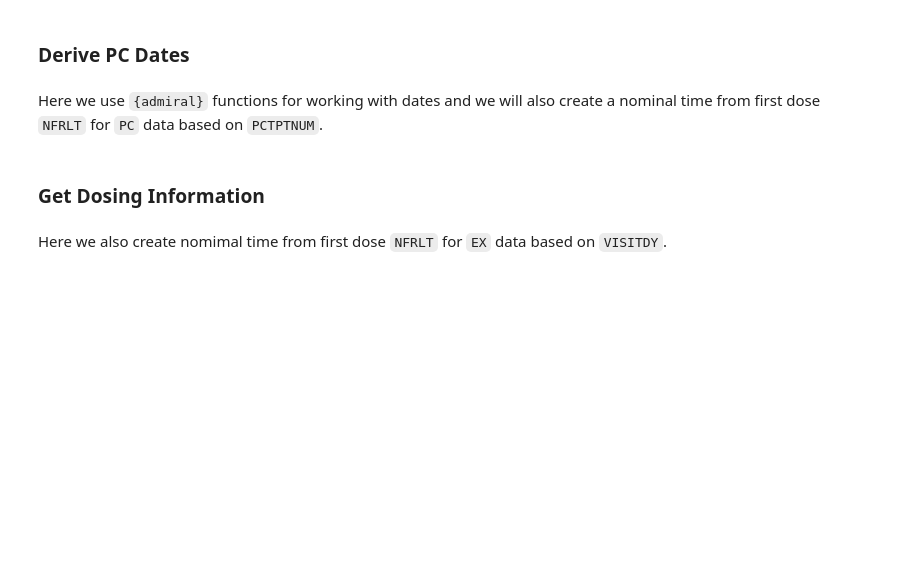
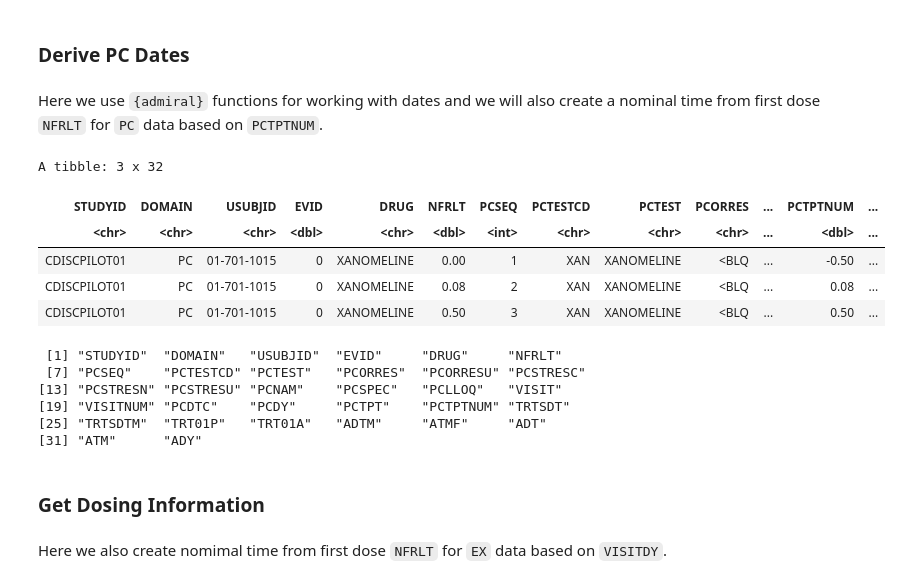
Before and after one commit to junjunmeng/R_CDISC_examples, a Jupyter notebook: adam/adpc.ipynb, the cells around one changed output. Drawn from its saved outputs; the diff is of its cells as text; code cells hidden in the pictures; blank space fills up the shorter version.

```diff
--- a/adam/adpc.ipynb
+++ b/adam/adpc.ipynb
@@ -93,6 +137,24 @@ pc_dates <- pc %>%
     DRUG = PCTEST,
     NFRLT = if_else(PCTPTNUM < 0, 0, PCTPTNUM), .after = USUBJID
   )
+# %%
+head(pc_dates, 3)
+# %% [output]
+A tibble: 3 x 32
+| STUDYID | DOMAIN | USUBJID | EVID | DRUG | NFRLT | PCSEQ | PCTESTCD | PCTEST | PCORRES | ... | PCTPTNUM | ... |
+| <chr> | <chr> | <chr> | <dbl> | <chr> | <dbl> | <int> | <chr> | <chr> | <chr> | ... | <dbl> | ... |
+| CDISCPILOT01 | PC | 01-701-1015 | 0 | XANOMELINE | 0.00 | 1 | XAN | XANOMELINE | <BLQ | ... | -0.50 | ... |
+| CDISCPILOT01 | PC | 01-701-1015 | 0 | XANOMELINE | 0.08 | 2 | XAN | XANOMELINE | <BLQ | ... | 0.08 | ... |
+| CDISCPILOT01 | PC | 01-701-1015 | 0 | XANOMELINE | 0.50 | 3 | XAN | XANOMELINE | <BLQ | ... | 0.50 | ... |
+# %%
+colnames(pc_dates)
+# %% [output]
+ [1] "STUDYID"  "DOMAIN"   "USUBJID"  "EVID"     "DRUG"     "NFRLT"
+ [7] "PCSEQ"    "PCTESTCD" "PCTEST"   "PCORRES"  "PCORRESU" "PCSTRESC"
+[13] "PCSTRESN" "PCSTRESU" "PCNAM"    "PCSPEC"   "PCLLOQ"   "VISIT"
+[19] "VISITNUM" "PCDTC"    "PCDY"     "PCTPT"    "PCTPTNUM" "TRTSDT"
+[25] "TRTSDTM"  "TRT01P"   "TRT01A"   "ADTM"     "ATMF"     "ADT"
+[31] "ATM"      "ADY"
 # %% [markdown]
 ### Get Dosing Information
 # %% [markdown]
```
Also changed, not shown: parts of 36 cells of this notebook.
